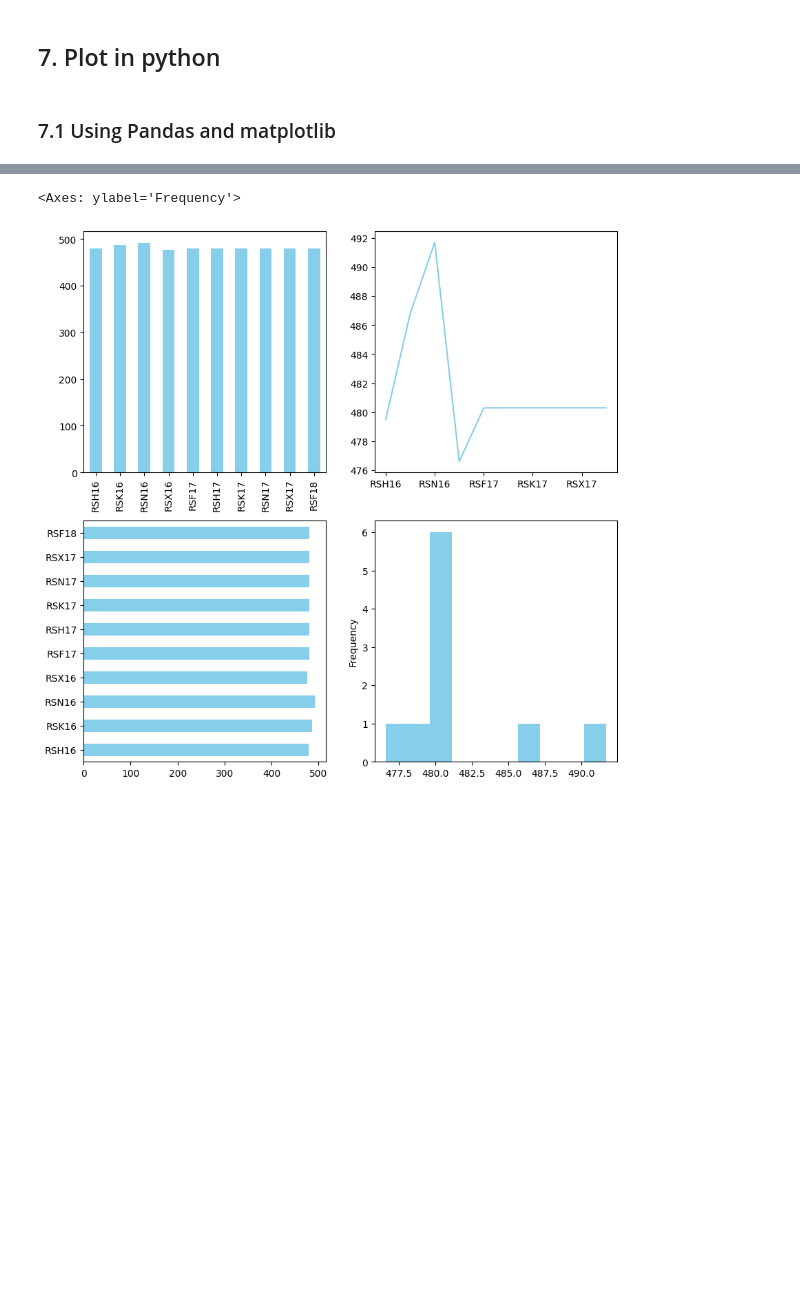
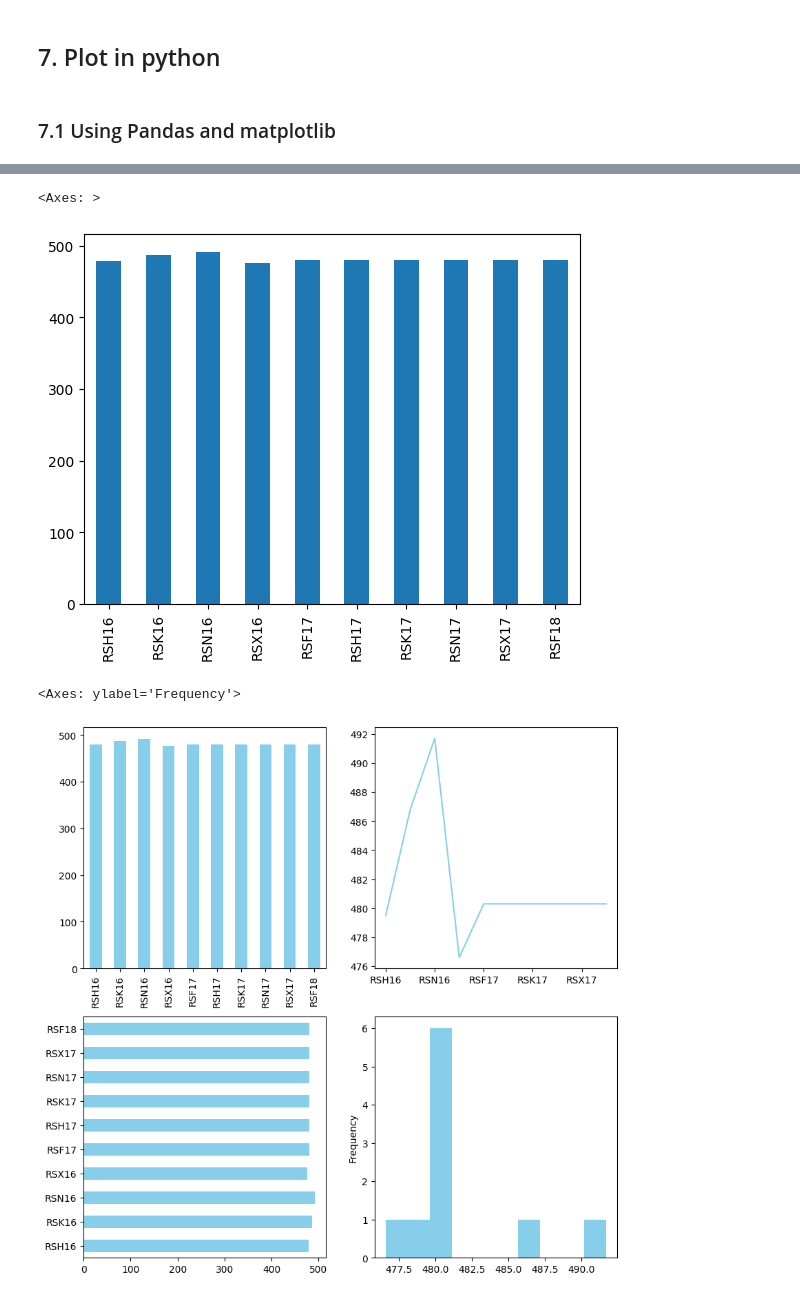
Before and after one commit to riyaeliza123/FRE-501-Labs, a Jupyter notebook: Lab 3/Lab 3.ipynb, the cells around one changed output, grey strips where cells are left out. Saved outputs shown, nothing was run; the diff lists cells and outputs as text; code cells hidden in the pictures; blank space fills up the shorter version.

```diff
--- a/Lab 3/Lab 3.ipynb
+++ b/Lab 3/Lab 3.ipynb
@@ -217,3 +233,8 @@ fwrd16 = fwrd.loc['RSH16'].iloc[1:11]
+# %%
+fwrd16.plot(kind = 'bar')
+# %% [output]
+<Axes: >
+[figure, added]
 # %%
 fig, axs = plt.subplots(2, 2, figsize=(10, 10))
 fwrd16.plot(kind='bar', ax=axs[0, 0], color='skyblue')
```
Also changed, not shown: parts of 7 cells of this notebook, 2 other files.
